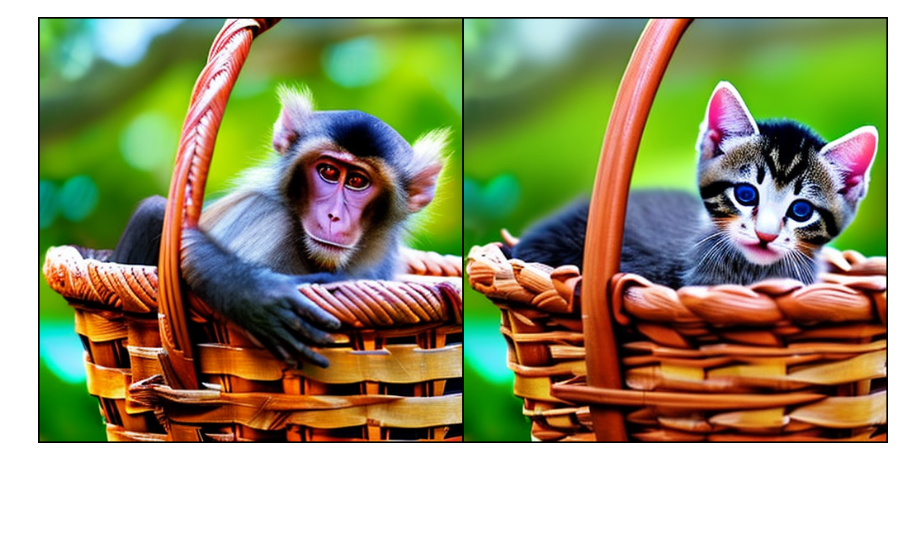
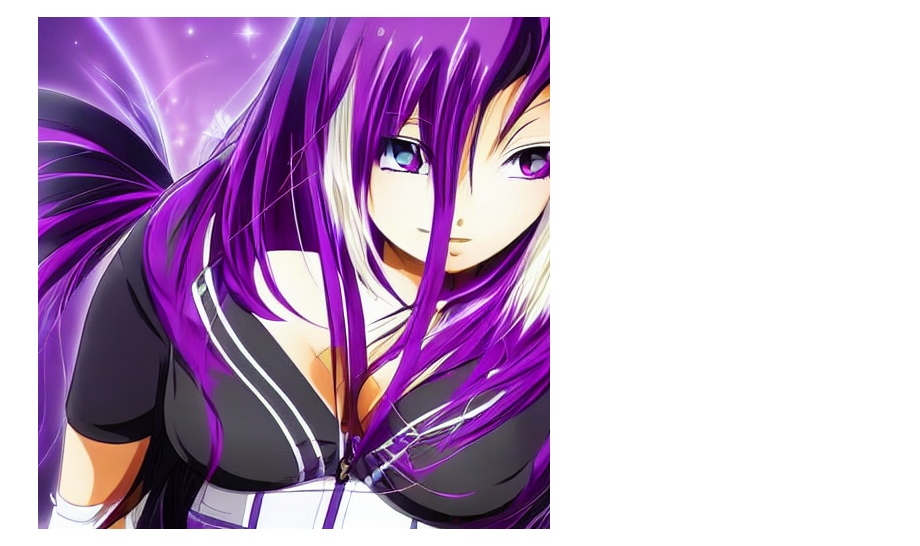
Before and after one commit to kono-dada/StableDiffusionDecomposer, a Jupyter notebook: mutual_attention.ipynb, the cells around one changed output. Drawn from its saved outputs; the diff is of its cells as text; code cells hidden in the pictures; blank space fills up the shorter version.

Commit message:
mutual_attn

```diff
--- a/mutual_attention.ipynb
+++ b/mutual_attention.ipynb
@@ -53,0 +81,19 @@ The config attributes {'skip_prk_steps': True} were passed to DDIMInverseSchedul
+# %%
+new_latents = torch.randn_like(inv_latents)
+# %%
+pipe.scheduler = sampling_scheduler
+mutual_attn = MutualAttention(pipe, ddim_scheduler)
+with torch.no_grad():
+    result = mutual_attn(
+        replaced_attn_indice=[1,3, 7, 9, 11, 13, 15,17],
+        replaced_qkv=['q', 'k'],
+        end=700,
+        prompt='An anime girl, with background, purple hair',
+        negative_prompt=negative_prompt,
+        ref_prompt='An anime girl, with background',
+        latents=new_latents,
+        ref_latents=inv_latents,
+        guidance_scale=9,
+        num_inference_steps=100
+    )
+concat_img(list(result))
@@ -54,17 +102,46 @@ The config attributes {'skip_prk_steps': True} were passed to DDIMInverseSchedul
+# %%
+image = pipe(
+    'An anime girl, with background, purple hair',
+    negative_prompt=negative_prompt,
+    latents=new_latents,
+    num_inference_steps=50,
+)
+image.images[0]
+# %% [output]
+[figure, added]
 # %%
 mutual_attn = MutualAttention(pipe)
 pipe.scheduler = DDIMScheduler.from_pretrained(
         '/home/tom/fshare/models/Stability-AI/stable-diffusion-2-1', subfolder='scheduler')
+replaced_qkv_list = [
+    ['none'],
+    ['q'],
+    ['k'],
+    ['v'],
+    ['q','k'],
+    ['q','v'],
+    ['k','v'],
+    ['q','k','v'],
+]
+attn_indice_list = [
+    [10, 12, 13, 11],
+    [10, 12, 13, 11, 30],
+    [10, 12, 13, 11, 31],
+    [10, 12, 13, 11, 30, 31],
+]
 with torch.no_grad():
-    result = mutual_attn(
-        replaced_attn_indice=[12],
-        replaced_qkv=['q','k','v'],
-        end=500,
-        prompt='A monkey is sitting in a basket on a branch',
-        ref_prompt='A kitten is sitting in a basket on a branch',
-        latents=inv_latents,
-        ref_latents=inv_latents,
-    )
-concat_img(list(result))
+    for attn_indice in attn_indice_list:
+        for replaced_qkv in replaced_qkv_list:
+            result = mutual_attn(
+                replaced_attn_indice=attn_indice,
+                replaced_qkv=replaced_qkv,
+                end=500,
+                prompt='A monkey is sitting in a basket on a branch',
+                ref_prompt='A kitten is sitting in a basket on a branch',
+                latents=new_latent,
+                ref_latents=inv_latents,
+            )
+            img = concat_img(list(result))
+            # create folder if not exist
+            os.makedirs(f"results/{'_'.join([str(_) for _ in attn_indice])}", exist_ok=True)
+            img.save(f"results/{'_'.join([str(_) for _ in attn_indice])}/{''.join(replaced_qkv)}.jpg")
-# %% [output]
-[figure, removed]
```
Also changed, not shown: parts of 7 cells of this notebook, 5 other files.
